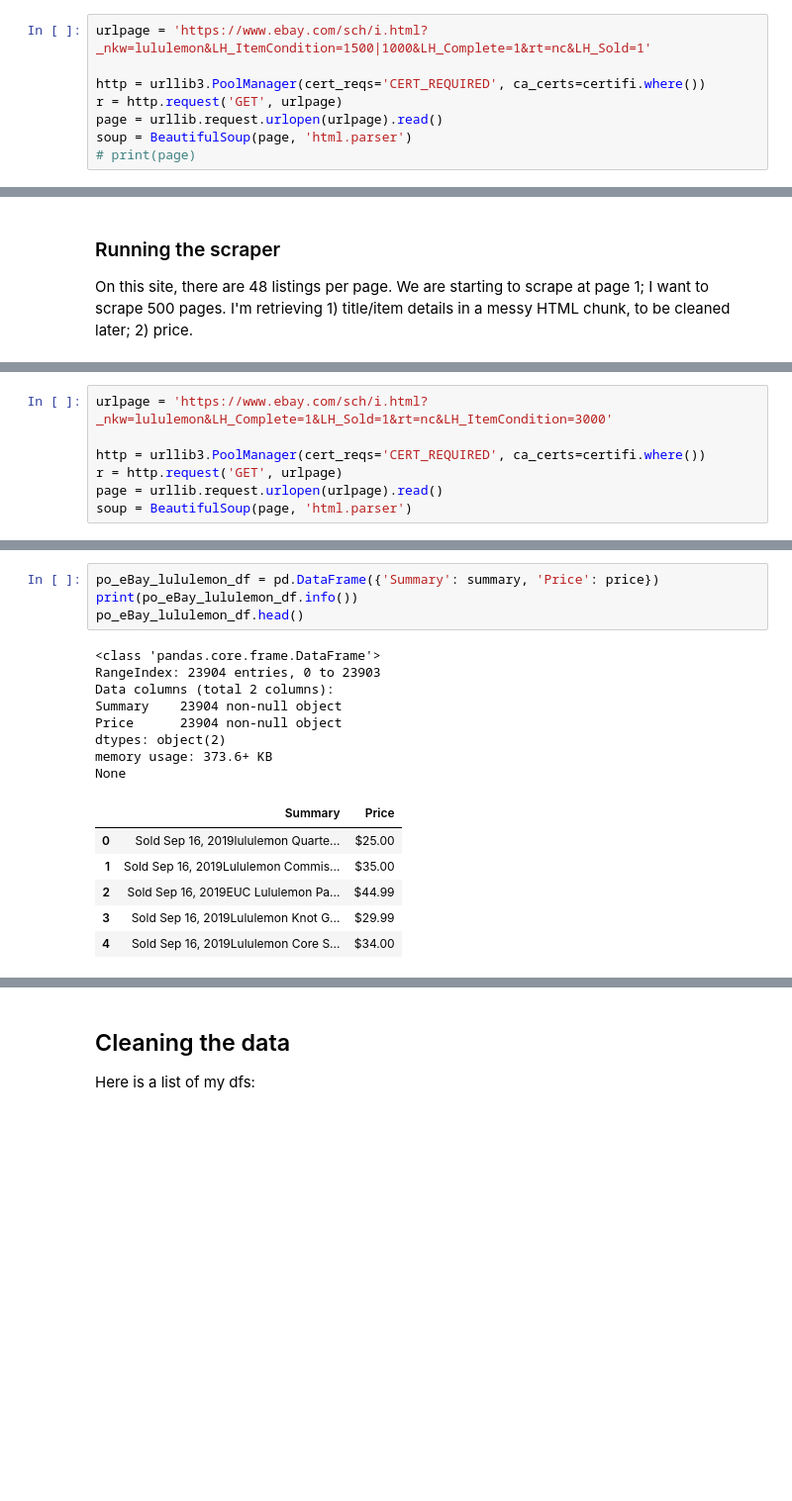
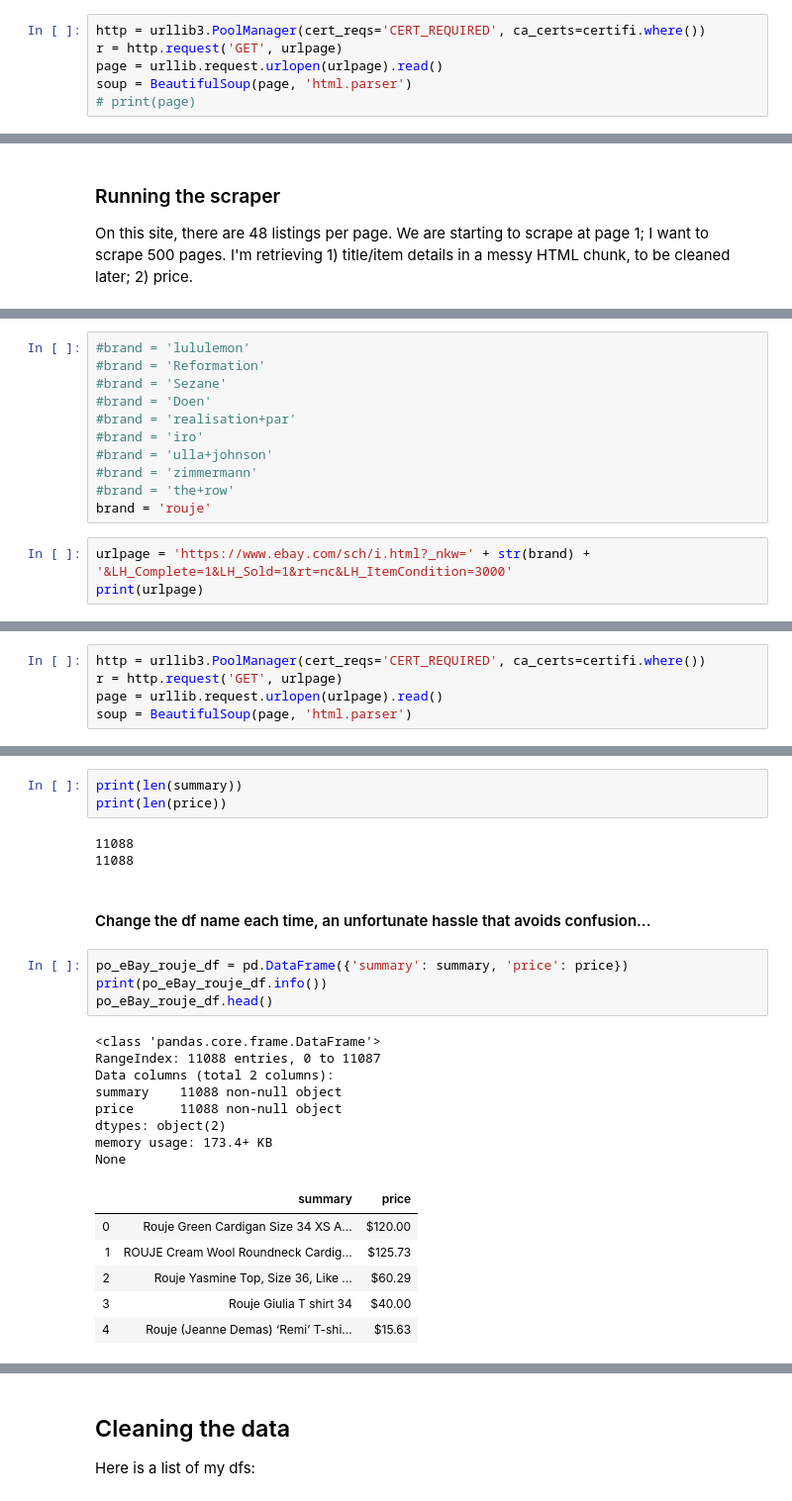
Before and after one commit to lindsayveazey/reSaleScout, a Jupyter notebook: eBay_scraper.ipynb, the cells around one changed output, grey strips where cells are left out. Shown at 99% size. Cells and saved outputs as stored; diff of their text form; blank space fills up the shorter version.

```diff
--- a/eBay_scraper.ipynb
+++ b/eBay_scraper.ipynb
@@ -23,6 +41,4 @@ I'm also identifying the page for BeautifulSoup.
 # %%
-urlpage = 'https://www.ebay.com/sch/i.html?_nkw=lululemon&LH_ItemCondition=1500|1000&LH_Complete=1&rt=nc&LH_Sold=1'
-
 http = urllib3.PoolManager(cert_reqs='CERT_REQUIRED', ca_certs=certifi.where())
 r = http.request('GET', urlpage)
 page = urllib.request.urlopen(urlpage).read()
@@ -96,0 +111,14 @@ Here's the workflow again, with less commentary. In this instance, I am applying
+# %%
+#brand = 'lululemon'
+#brand = 'Reformation'
+#brand = 'Sezane'
+#brand = 'Doen'
+#brand = 'realisation+par'
+#brand = 'iro'
+#brand = 'ulla+johnson'
+#brand = 'zimmermann'
+#brand = 'the+row'
+brand = 'rouje'
+# %%
+urlpage = 'https://www.ebay.com/sch/i.html?_nkw=' + str(brand) + '&LH_Complete=1&LH_Sold=1&rt=nc&LH_ItemCondition=3000'
+print(urlpage)
@@ -97,6 +127,4 @@ Here's the workflow again, with less commentary. In this instance, I am applying
 # %%
-urlpage = 'https://www.ebay.com/sch/i.html?_nkw=lululemon&LH_Complete=1&LH_Sold=1&rt=nc&LH_ItemCondition=3000'
-
 http = urllib3.PoolManager(cert_reqs='CERT_REQUIRED', ca_certs=certifi.where())
 r = http.request('GET', urlpage)
 page = urllib.request.urlopen(urlpage).read()
@@ -129,19 +156,27 @@ print(len(price))
+# %%
+print(len(summary))
+print(len(price))
+# %% [output]
+11088
+11088
+# %% [markdown]
+#### Change the df name each time, an unfortunate hassle that avoids confusion...
 # %%
-po_eBay_lululemon_df = pd.DataFrame({'Summary': summary, 'Price': price})
-print(po_eBay_lululemon_df.info())
-po_eBay_lululemon_df.head()
+po_eBay_rouje_df = pd.DataFrame({'summary': summary, 'price': price})
+print(po_eBay_rouje_df.info())
+po_eBay_rouje_df.head()
 # %% [output]
 <class 'pandas.core.frame.DataFrame'>
-RangeIndex: 23904 entries, 0 to 23903
+RangeIndex: 11088 entries, 0 to 11087
 Data columns (total 2 columns):
-Summary    23904 non-null object
-Price      23904 non-null object
+summary    11088 non-null object
+price      11088 non-null object
 dtypes: object(2)
-memory usage: 373.6+ KB
+memory usage: 173.4+ KB
 None
-|  | Summary | Price |
-| 0 | Sold Sep 16, 2019lululemon Quarte... | $25.00 |
-| 1 | Sold Sep 16, 2019Lululemon Commis... | $35.00 |
-| 2 | Sold Sep 16, 2019EUC Lululemon Pa... | $44.99 |
-| 3 | Sold Sep 16, 2019Lululemon Knot G... | $29.99 |
-| 4 | Sold Sep 16, 2019Lululemon Core S... | $34.00 |
+|  | summary | price |
+| 0 | Rouje Green Cardigan Size 34 XS A... | $120.00 |
+| 1 | ROUJE Cream Wool Roundneck Cardig... | $125.73 |
+| 2 | Rouje Yasmine Top, Size 36, Like ... | $60.29 |
+| 3 | Rouje Giulia T shirt 34 | $40.00 |
+| 4 | Rouje (Jeanne Demas) ‘Remi’ T-shi... | $15.63 |
```
Also changed, not shown: parts of 39 cells of this notebook, 27 other files.
